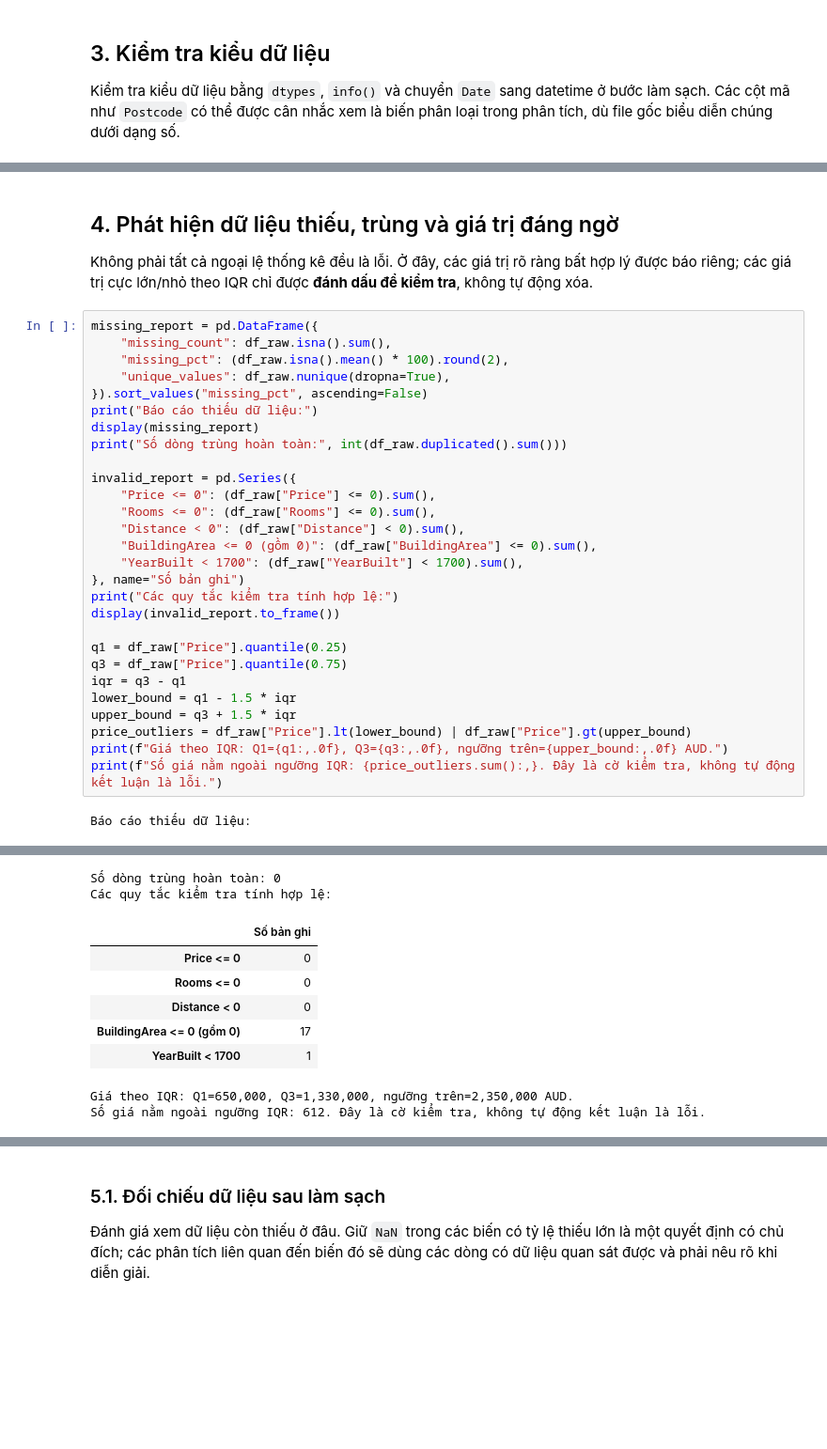
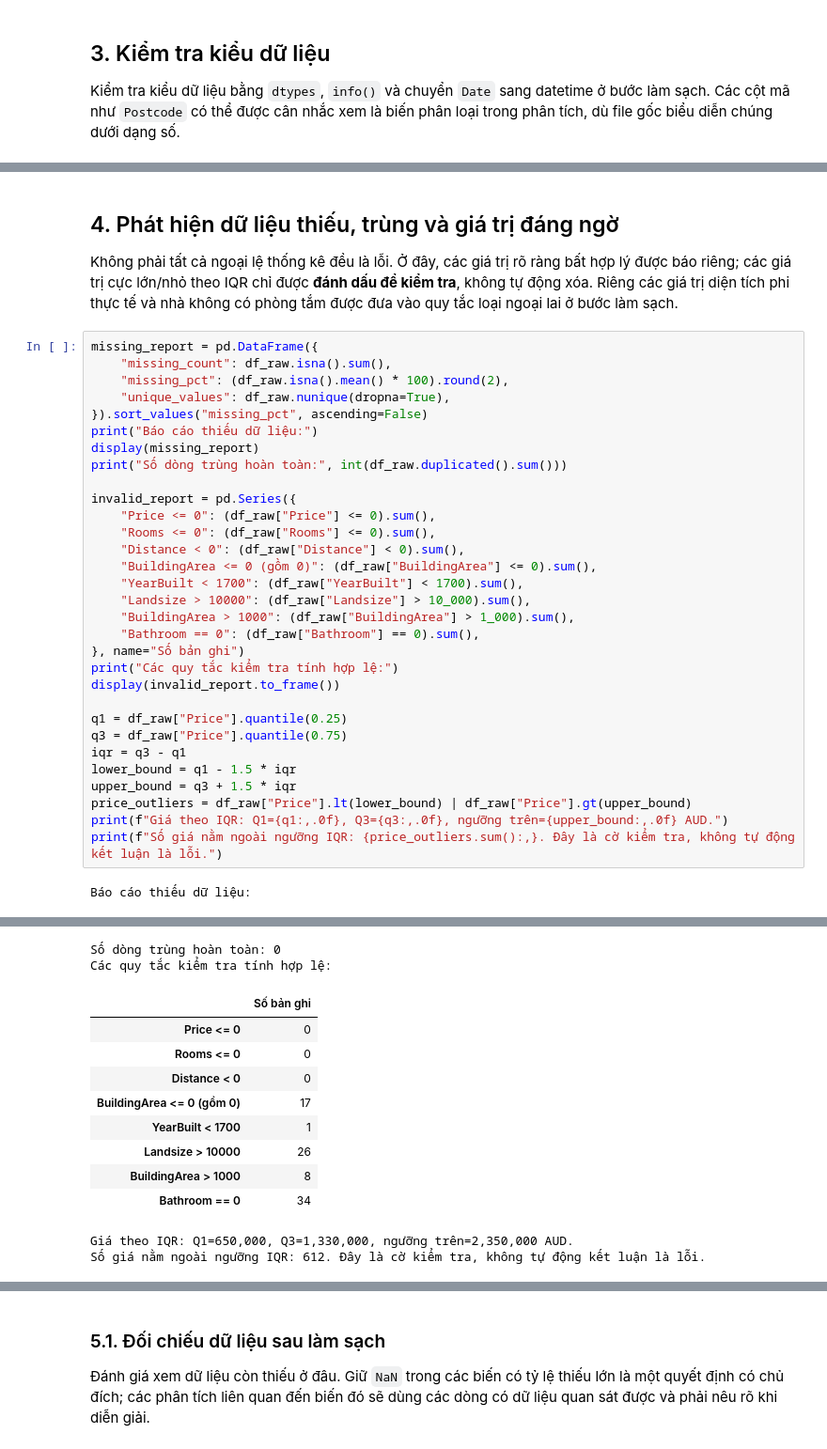
Before and after one commit to KhaiNguyen54/2611COMP1804-LapTrinhPython-DoAnGK, a Jupyter notebook: melbourne_data_analysis_pipeline.ipynb, the cells around one changed output, grey strips where cells are left out. Shown at 94% size. Drawn from its saved outputs; the diff is of its cells as text; blank space fills up the shorter version.

```diff
--- a/melbourne_data_analysis_pipeline.ipynb
+++ b/melbourne_data_analysis_pipeline.ipynb
@@ -174,7 +174,7 @@ memory usage: 2.2+ MB
 # %% [markdown]
 ## 4. Phát hiện dữ liệu thiếu, trùng và giá trị đáng ngờ
 
-Không phải tất cả ngoại lệ thống kê đều là lỗi. Ở đây, các giá trị rõ ràng bất hợp lý được báo riêng; các giá trị cực lớn/nhỏ theo IQR chỉ được **đánh dấu để kiểm tra**, không tự động xóa.
+Không phải tất cả ngoại lệ thống kê đều là lỗi. Ở đây, các giá trị rõ ràng bất hợp lý được báo riêng; các giá trị cực lớn/nhỏ theo IQR chỉ được **đánh dấu để kiểm tra**, không tự động xóa. Riêng các giá trị diện tích phi thực tế và nhà không có phòng tắm được đưa vào quy tắc loại ngoại lai ở bước làm sạch.
 # %%
 missing_report = pd.DataFrame({
     "missing_count": df_raw.isna().sum(),
@@ -191,6 +191,9 @@ invalid_report = pd.Series({
     "Distance < 0": (df_raw["Distance"] < 0).sum(),
     "BuildingArea <= 0 (gồm 0)": (df_raw["BuildingArea"] <= 0).sum(),
     "YearBuilt < 1700": (df_raw["YearBuilt"] < 1700).sum(),
+    "Landsize > 10000": (df_raw["Landsize"] > 10_000).sum(),
+    "BuildingArea > 1000": (df_raw["BuildingArea"] > 1_000).sum(),
+    "Bathroom == 0": (df_raw["Bathroom"] == 0).sum(),
 }, name="Số bản ghi")
 print("Các quy tắc kiểm tra tính hợp lệ:")
 display(invalid_report.to_frame())
@@ -203,33 +206,36 @@ upper_bound = q3 + 1.5 * iqr
 price_outliers = df_raw["Price"].lt(lower_bound) | df_raw["Price"].gt(upper_bound)
 print(f"Giá theo IQR: Q1={q1:,.0f}, Q3={q3:,.0f}, ngưỡng trên={upper_bound:,.0f} AUD.")
 print(f"Số giá nằm ngoài ngưỡng IQR: {price_outliers.sum():,}. Đây là cờ kiểm tra, không tự động kết luận là lỗi.")
 # %% [output]
 Báo cáo thiếu dữ liệu:
 |  | missing_count | missing_pct | unique_values |
 | BuildingArea | 6450 | 47.50 | 602 |
 | YearBuilt | 5375 | 39.58 | 144 |
 | CouncilArea | 1369 | 10.08 | 33 |
 | Car | 62 | 0.46 | 11 |
 | Suburb | 0 | 0.00 | 314 |
 | Price | 0 | 0.00 | 2204 |
 | Type | 0 | 0.00 | 3 |
 | Rooms | 0 | 0.00 | 9 |
 | Address | 0 | 0.00 | 13378 |
 | Distance | 0 | 0.00 | 202 |
 | ... | ... | ... | ... |
 | Landsize | 0 | 0.00 | 1448 |
 | Lattitude | 0 | 0.00 | 6503 |
 | Longtitude | 0 | 0.00 | 7063 |
 | Regionname | 0 | 0.00 | 8 |
 | Propertycount | 0 | 0.00 | 311 |
 Số dòng trùng hoàn toàn: 0
 Các quy tắc kiểm tra tính hợp lệ:
 |  | Số bản ghi |
 | Price <= 0 | 0 |
 | Rooms <= 0 | 0 |
 | Distance < 0 | 0 |
 | BuildingArea <= 0 (gồm 0) | 17 |
 | YearBuilt < 1700 | 1 |
+| Landsize > 10000 | 26 |
+| BuildingArea > 1000 | 8 |
+| Bathroom == 0 | 34 |
 Giá theo IQR: Q1=650,000, Q3=1,330,000, ngưỡng trên=2,350,000 AUD.
 Số giá nằm ngoài ngưỡng IQR: 612. Đây là cờ kiểm tra, không tự động kết luận là lỗi.
 # %% [markdown]
```
Also changed, not shown: parts of 9 cells of this notebook, 28 other files.
